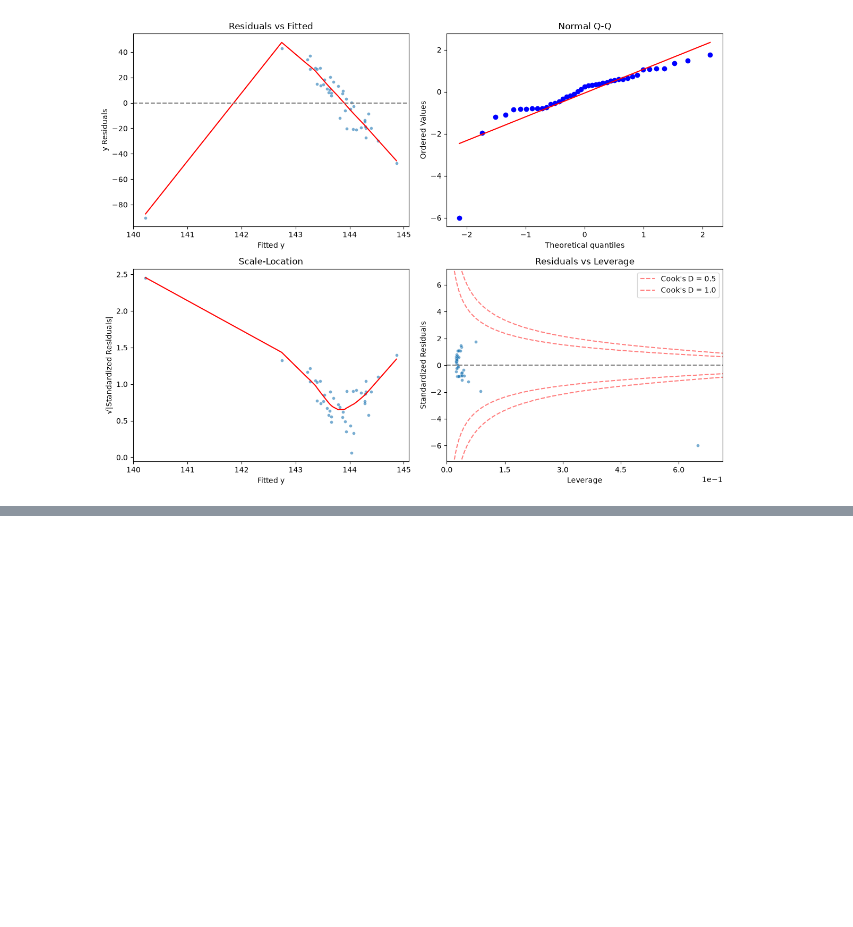
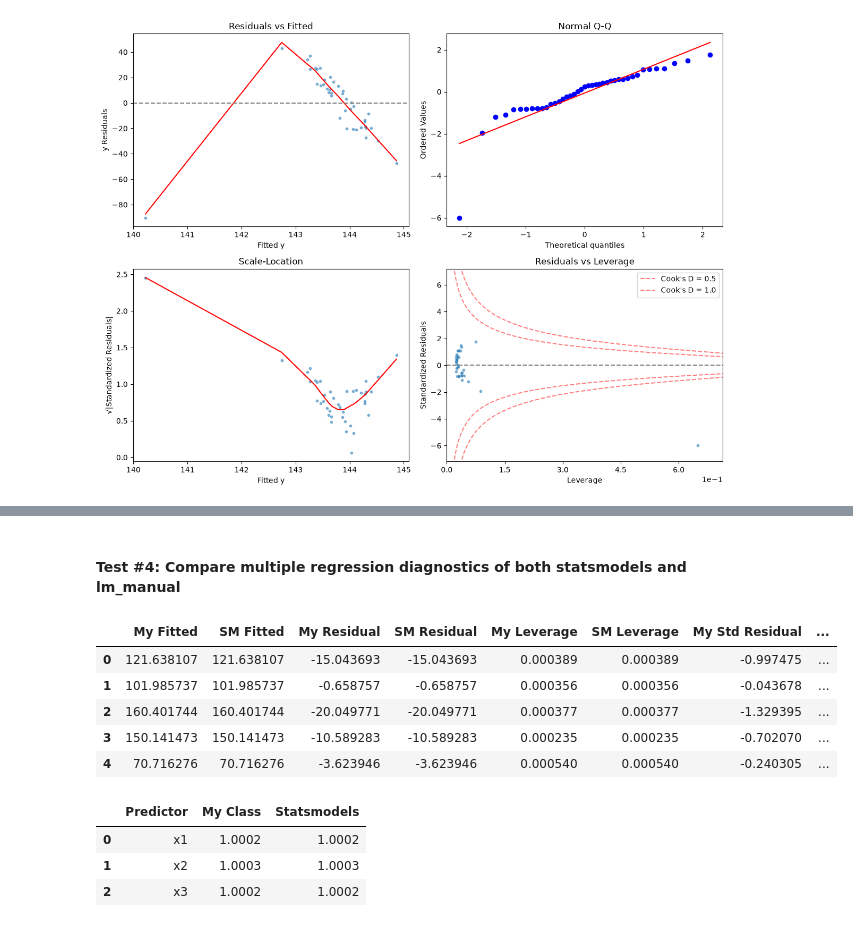
Before and after one commit to xavierland605/Python-Linear-Regression-Library, a Jupyter notebook: test.ipynb, the cells around one changed output, grey strips where cells are left out. Cells and saved outputs as stored; diff of their text form; code cells hidden in the pictures; blank space fills up the shorter version.

```diff
--- a/test.ipynb
+++ b/test.ipynb
@@ -385,0 +422,6 @@ F-statistic: 0.0308 on 1 and 39 DF, p-value: 0.8616
+# %%
+# Statsmodels regression summary
+
+X_sm = sm.add_constant(X)
+sm_multi = sm.OLS(y, X_sm).fit()
+sm_multi.summary()
@@ -385,0 +673,71 @@ F-statistic: 0.0308 on 1 and 39 DF, p-value: 0.8616
+# %% [markdown]
+#### **Test #4:** Compare multiple regression diagnostics of both statsmodels and lm_manual
+# %%
+# My class diagnostics
+my_fitted = my_multi.fitted_y
+my_resid = my_multi.residuals
+my_leverage = my_multi.leverage
+my_std_resid = my_multi.std_residuals
+my_cooks = my_multi.cooks_distance
+
+# Statsmodels diagnostics
+sm_influence = sm_multi.get_influence()
+
+sm_fitted = sm_multi.fittedvalues
+sm_resid = sm_multi.resid
+sm_leverage = sm_influence.hat_matrix_diag
+sm_std_resid = sm_influence.resid_studentized_internal
+sm_cooks = sm_influence.cooks_distance[0]
+
+
+# Comparison DataFrame
+diagnostics_comparison = pd.DataFrame({
+    "My Fitted": np.asarray(my_fitted).ravel(),
+    "SM Fitted": np.asarray(sm_fitted).ravel(),
+
+    "My Residual": np.asarray(my_resid).ravel(),
+    "SM Residual": np.asarray(sm_resid).ravel(),
+
+    "My Leverage": np.asarray(my_leverage).ravel(),
+    "SM Leverage": np.asarray(sm_leverage).ravel(),
+
+    "My Std Residual": np.asarray(my_std_resid).ravel(),
+    "SM Std Residual": np.asarray(sm_std_resid).ravel(),
+
+    "My Cook's D": np.asarray(my_cooks).ravel(),
+    "SM Cook's D": np.asarray(sm_cooks).ravel()
+})
+
+diagnostics_comparison.head(5).round(6)
+# %% [output]
+|  | My Fitted | SM Fitted | My Residual | SM Residual | My Leverage | SM Leverage | My Std Residual | ... |
+| 0 | 121.638107 | 121.638107 | -15.043693 | -15.043693 | 0.000389 | 0.000389 | -0.997475 | ... |
+| 1 | 101.985737 | 101.985737 | -0.658757 | -0.658757 | 0.000356 | 0.000356 | -0.043678 | ... |
+| 2 | 160.401744 | 160.401744 | -20.049771 | -20.049771 | 0.000377 | 0.000377 | -1.329395 | ... |
+| 3 | 150.141473 | 150.141473 | -10.589283 | -10.589283 | 0.000235 | 0.000235 | -0.702070 | ... |
+| 4 | 70.716276 | 70.716276 | -3.623946 | -3.623946 | 0.000540 | 0.000540 | -0.240305 | ... |
+# %%
+# VIF comparison
+
+my_vif = my_multi.vif()
+# Statsmodels VIF
+sm_vif = pd.DataFrame({
+    "Predictor": X.columns,
+    "VIF": [
+        variance_inflation_factor(X_sm.values, i)
+        for i in range(1, X_sm.shape[1])
+    ]
+})
+# Comparison DataFrame
+vif_comparison = pd.DataFrame({
+    "Predictor": my_vif["Predictor"],
+    "My Class": my_vif["VIF"],
+    "Statsmodels": sm_vif["VIF"]
+})
+
+vif_comparison.round(4)
+# %% [output]
+|  | Predictor | My Class | Statsmodels |
+| 0 | x1 | 1.0002 | 1.0002 |
+| 1 | x2 | 1.0003 | 1.0003 |
+| 2 | x3 | 1.0002 | 1.0002 |
```
Also changed, not shown: parts of 27 cells of this notebook.
